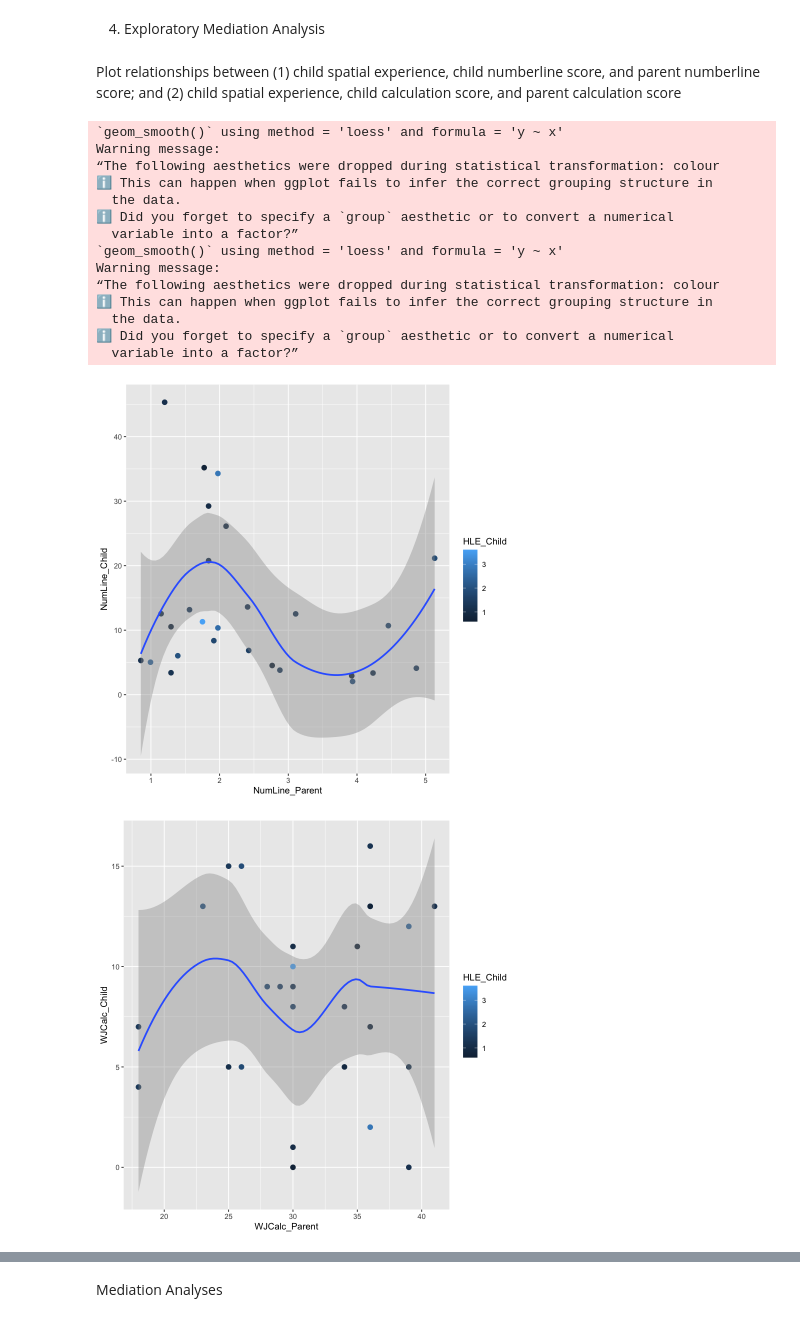
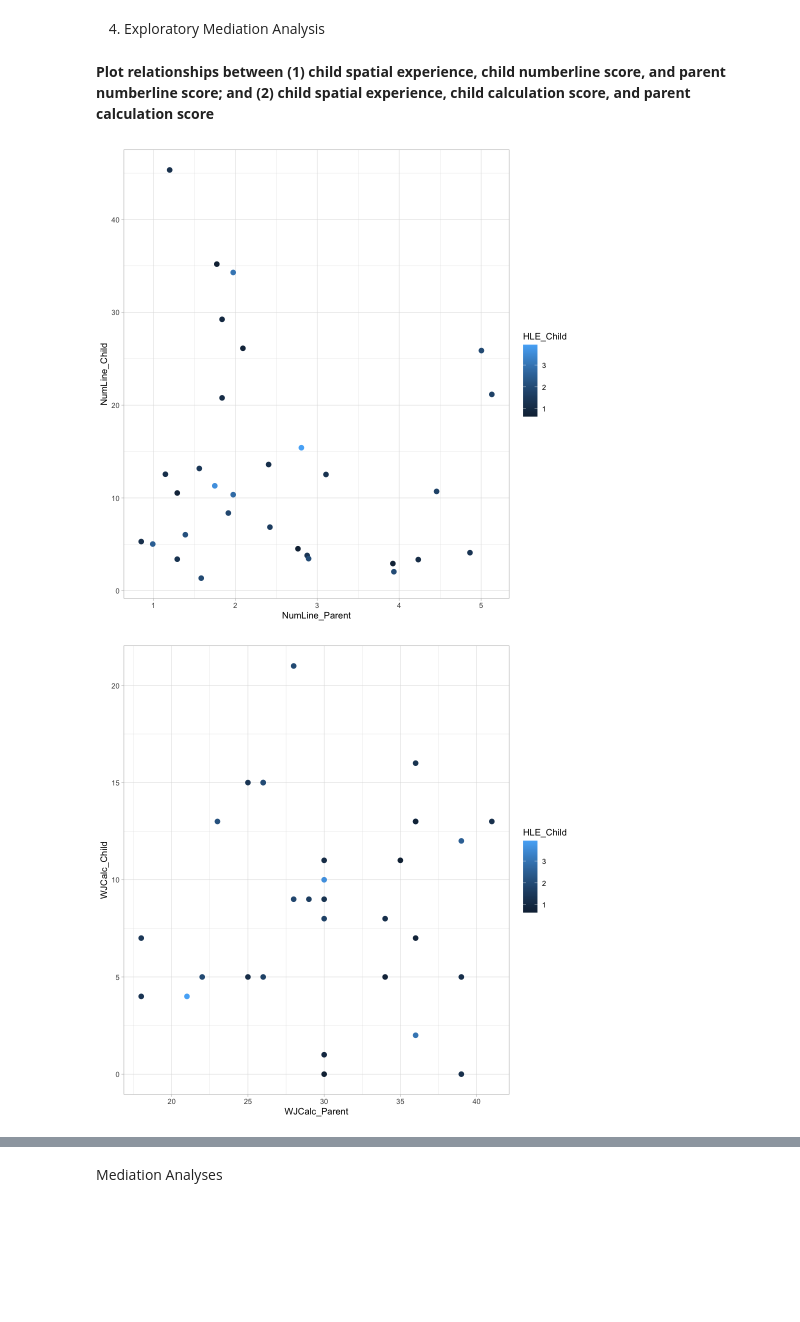
Before and after one commit to ckaicher/Kaicher_DSPN_S23, a Jupyter notebook: Kaicher_DSPN_S23_FinalProject.ipynb, the cells around one changed output, grey strips where cells are left out. Cells and saved outputs as stored; diff of their text form; code cells hidden in the pictures; blank space fills up the shorter version.

```diff
--- a/Kaicher_DSPN_S23_FinalProject.ipynb
+++ b/Kaicher_DSPN_S23_FinalProject.ipynb
@@ -662,31 +800,19 @@ The coefficient estimates for both parent number line estimation and parent calc
 # %% [markdown]
 4. Exploratory Mediation Analysis
 # %% [markdown]
-Plot relationships between (1) child spatial experience, child numberline score, and parent numberline score; and (2) child spatial experience, child calculation score, and parent calculation score
+**Plot relationships between (1) child spatial experience, child numberline score, and parent numberline score; and (2) child spatial experience, child calculation score, and parent calculation score**
 # %%
+options(warn=-1)
+
 #NumLine plot
 ggplot(hyp2_dat, aes(x=NumLine_Parent, y=NumLine_Child, color = HLE_Child)) +
-  geom_point(size = 2.5) +
-  geom_smooth()
+    geom_point(size = 2.5) +
+    theme_light()
 
 #Calc plot
 ggplot(hyp2_dat, aes(x=WJCalc_Parent, y=WJCalc_Child, color = HLE_Child)) +
-  geom_point(size = 2.5) +
-  geom_smooth()
+    geom_point(size = 2.5) +
+    theme_light()
 # %% [output]
-`geom_smooth()` using method = 'loess' and formula = 'y ~ x'
-Warning message:
-“The following aesthetics were dropped during statistical transformation: colour
-ℹ This can happen when ggplot fails to infer the correct grouping structure in
-  the data.
-ℹ Did you forget to specify a `group` aesthetic or to convert a numerical
-  variable into a factor?”
-`geom_smooth()` using method = 'loess' and formula = 'y ~ x'
-Warning message:
-“The following aesthetics were dropped during statistical transformation: colour
-ℹ This can happen when ggplot fails to infer the correct grouping structure in
-  the data.
-ℹ Did you forget to specify a `group` aesthetic or to convert a numerical
-  variable into a factor?”
-[figure, old version]
+[figure, new version]
-[figure, old version]
+[figure, new version]
```
Also changed, not shown: parts of 36 cells of this notebook.
